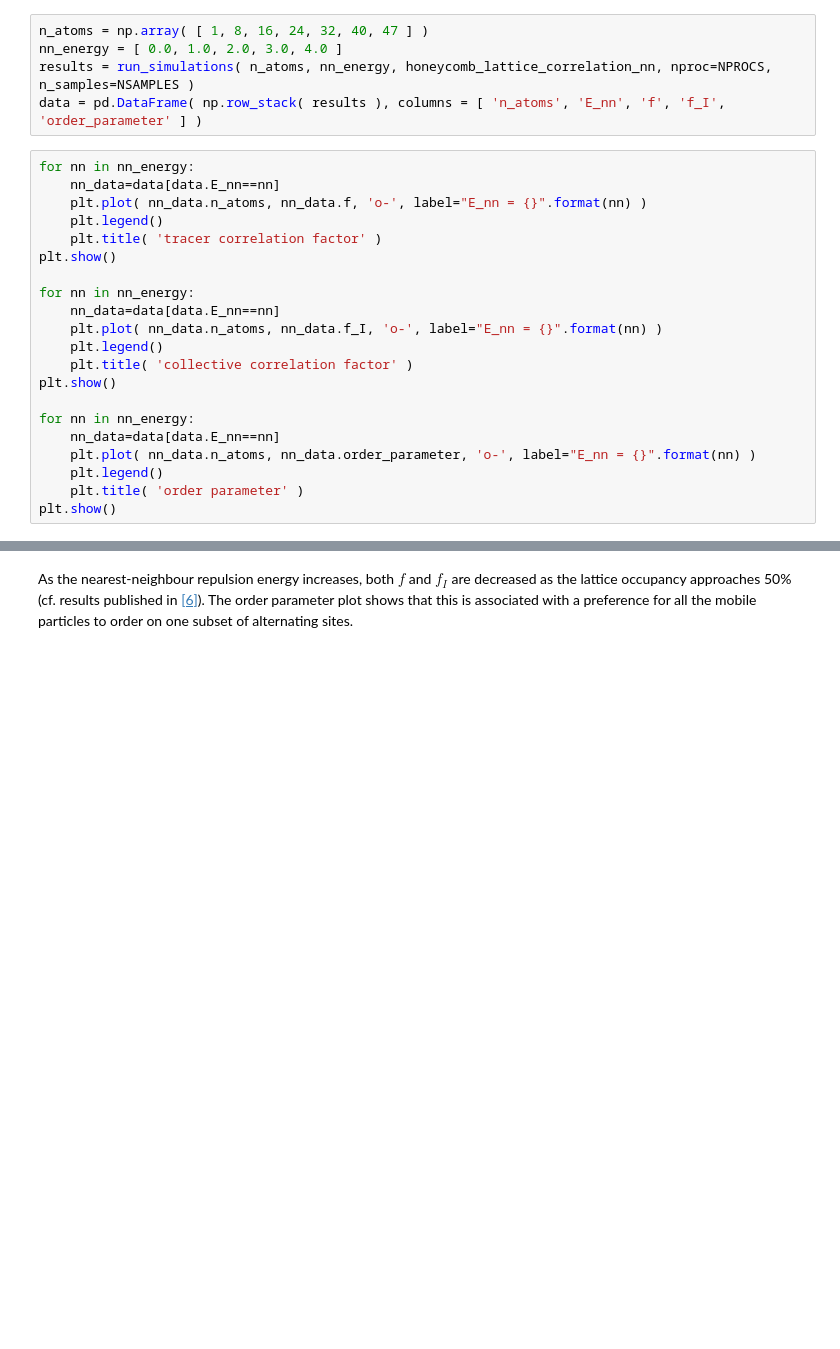
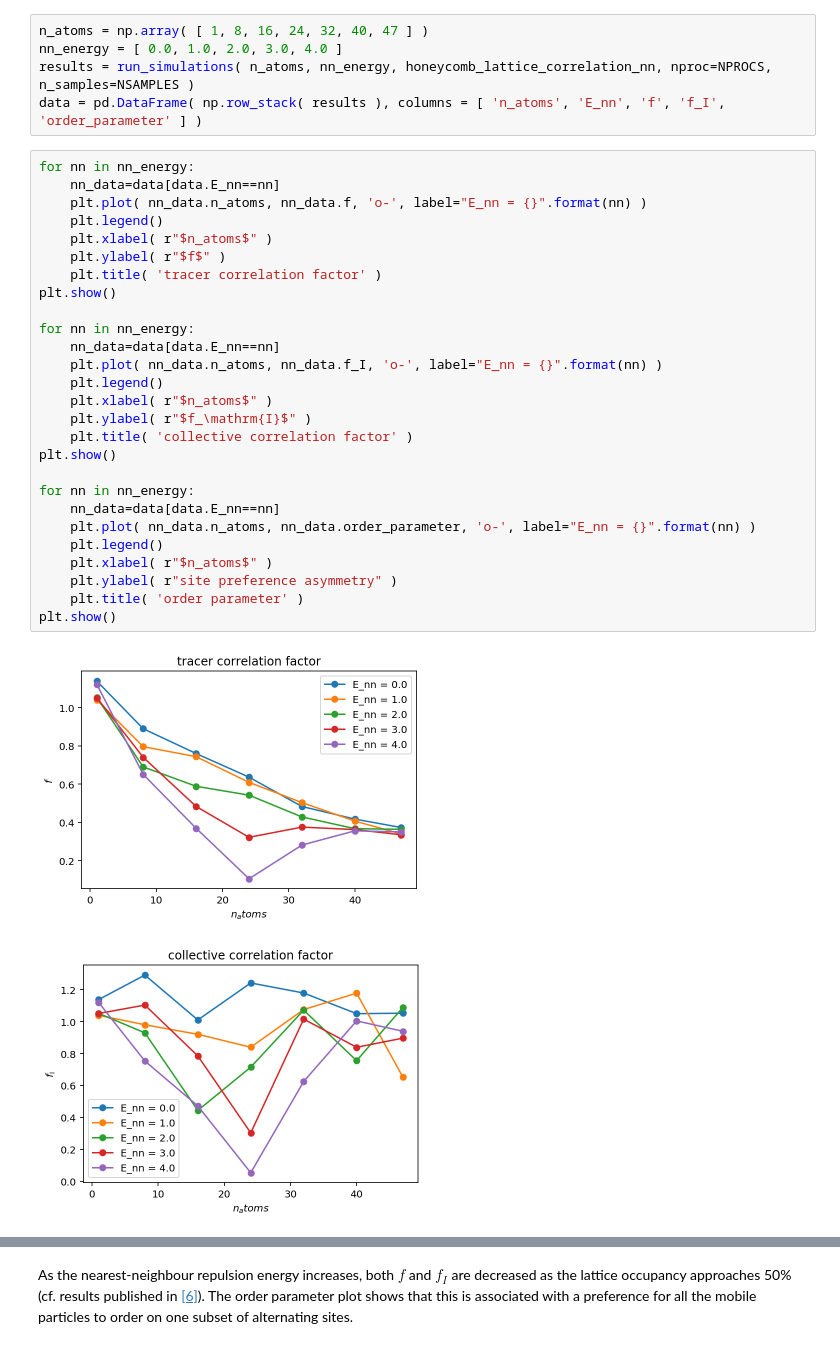
Before and after one commit to bjmorgan/lattice_mc, a Jupyter notebook: examples/lattice_mc_examples.ipynb, the cells around one changed output, grey strips where cells are left out. Cells and saved outputs as stored; diff of their text form; blank space fills up the shorter version.

```diff
--- a/examples/lattice_mc_examples.ipynb
+++ b/examples/lattice_mc_examples.ipynb
@@ -242,21 +246,30 @@ data = pd.DataFrame( np.row_stack( results ), columns = [ 'n_atoms', 'E_nn', 'f'
 # %%
 for nn in nn_energy:
     nn_data=data[data.E_nn==nn]
     plt.plot( nn_data.n_atoms, nn_data.f, 'o-', label="E_nn = {}".format(nn) )
     plt.legend()
+    plt.xlabel( r"$n_atoms$" )
+    plt.ylabel( r"$f$" )
     plt.title( 'tracer correlation factor' )
 plt.show()
 
 for nn in nn_energy:
     nn_data=data[data.E_nn==nn]
     plt.plot( nn_data.n_atoms, nn_data.f_I, 'o-', label="E_nn = {}".format(nn) )
     plt.legend()
+    plt.xlabel( r"$n_atoms$" )
+    plt.ylabel( r"$f_\mathrm{I}$" )
     plt.title( 'collective correlation factor' )
 plt.show()
 
 for nn in nn_energy:
     nn_data=data[data.E_nn==nn]
     plt.plot( nn_data.n_atoms, nn_data.order_parameter, 'o-', label="E_nn = {}".format(nn) )
     plt.legend()
+    plt.xlabel( r"$n_atoms$" )
+    plt.ylabel( r"site preference asymmetry" )
     plt.title( 'order parameter' )
 plt.show()
+# %% [output]
+[figure, added]
+[figure, added]
```
Also changed, not shown: parts of 12 cells of this notebook.
